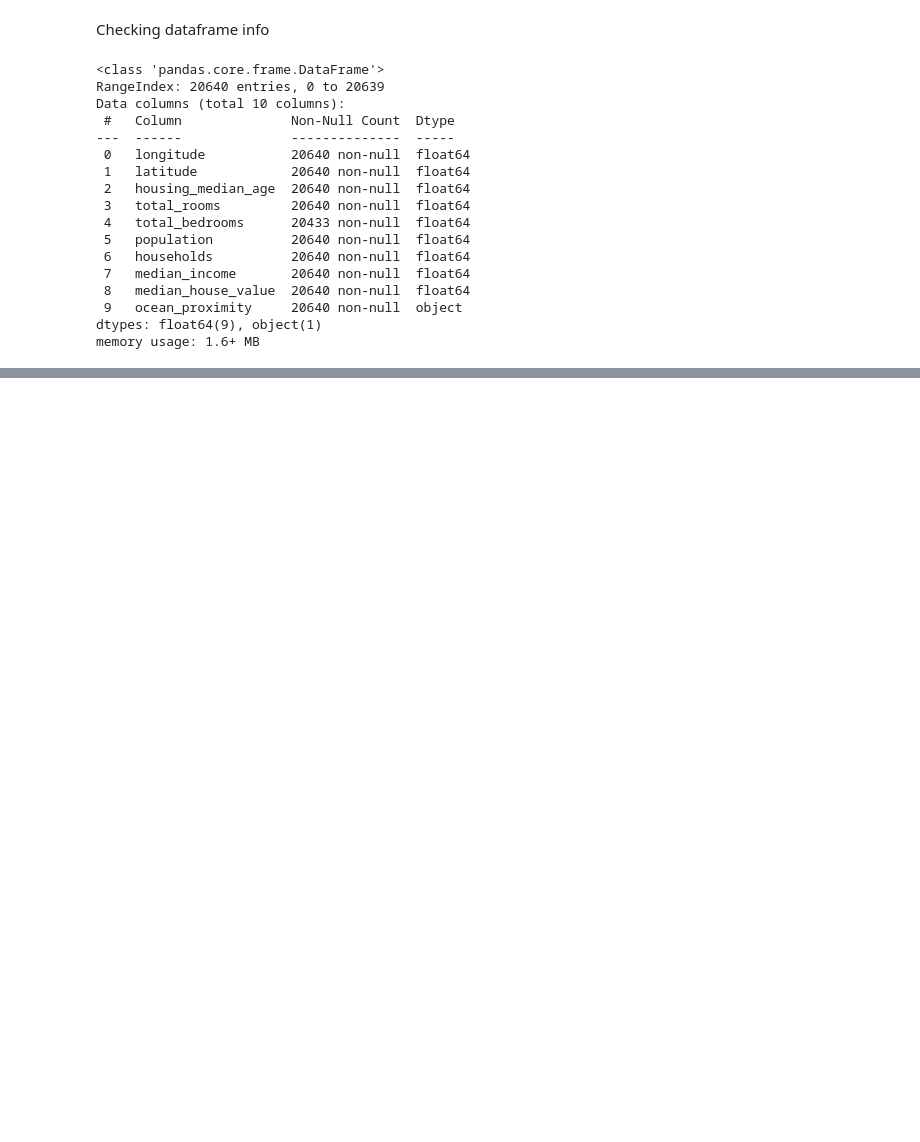
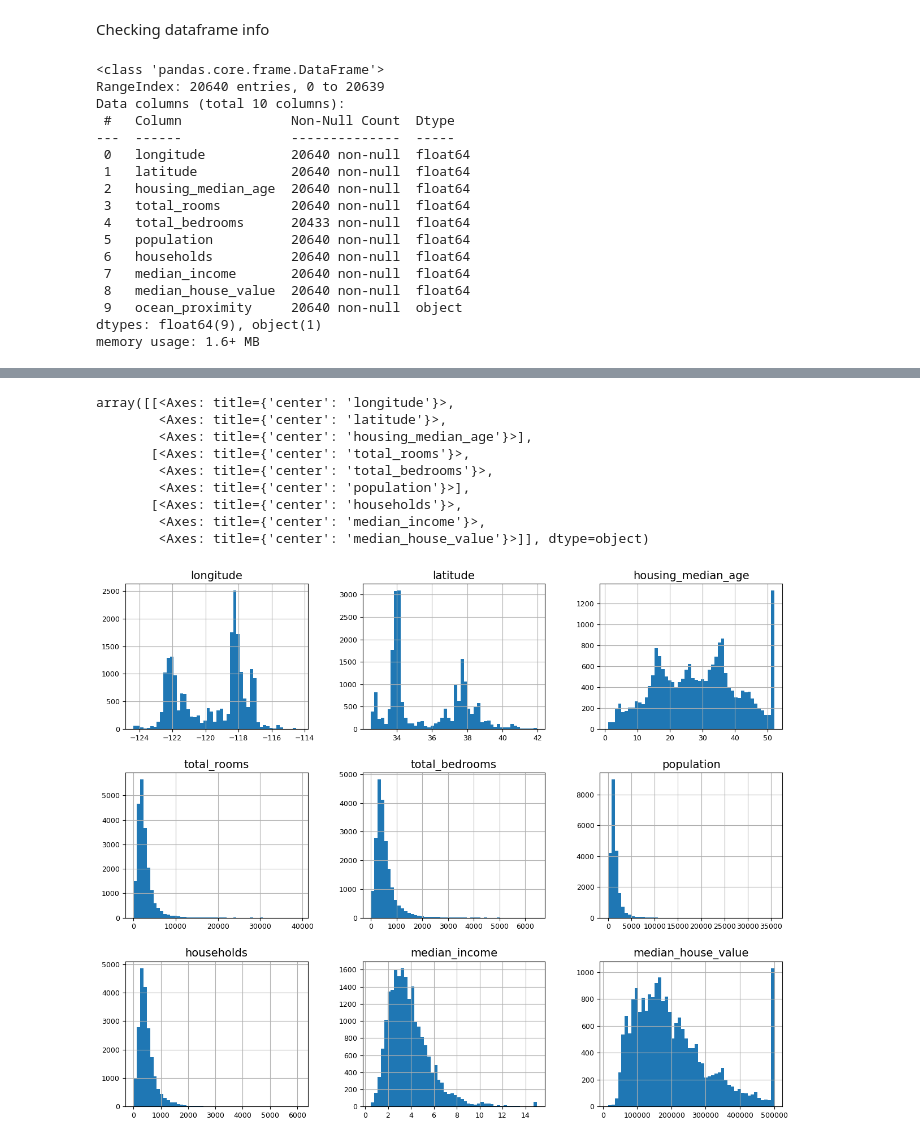
Before and after one commit to Slindex/ML-Projects, a Jupyter notebook: supervised_regression/supervised_regression.ipynb, the cells around one changed output, grey strips where cells are left out. Drawn from its saved outputs; the diff is of its cells as text; code cells hidden in the pictures; blank space fills up the shorter version.

Commit message:
descriptive graphs added

```diff
--- a/supervised_regression/supervised_regression.ipynb
+++ b/supervised_regression/supervised_regression.ipynb
@@ -86,0 +125,19 @@ memory usage: 1.6+ MB
+# %%
+plt.rc('font', size=14)
+plt.rc('axes', labelsize=14, titlesize=14)
+plt.rc('legend', fontsize=14)
+plt.rc('xtick', labelsize=9)
+plt.rc('ytick', labelsize=9)
+
+housingDf.hist(bins=50, figsize=(15,12))
+# %% [output]
+array([[<Axes: title={'center': 'longitude'}>,
+        <Axes: title={'center': 'latitude'}>,
+        <Axes: title={'center': 'housing_median_age'}>],
+       [<Axes: title={'center': 'total_rooms'}>,
+        <Axes: title={'center': 'total_bedrooms'}>,
+        <Axes: title={'center': 'population'}>],
+       [<Axes: title={'center': 'households'}>,
+        <Axes: title={'center': 'median_income'}>,
+        <Axes: title={'center': 'median_house_value'}>]], dtype=object)
+[figure, added]
```
Also changed, not shown: parts of 7 cells of this notebook, 1 other file.
